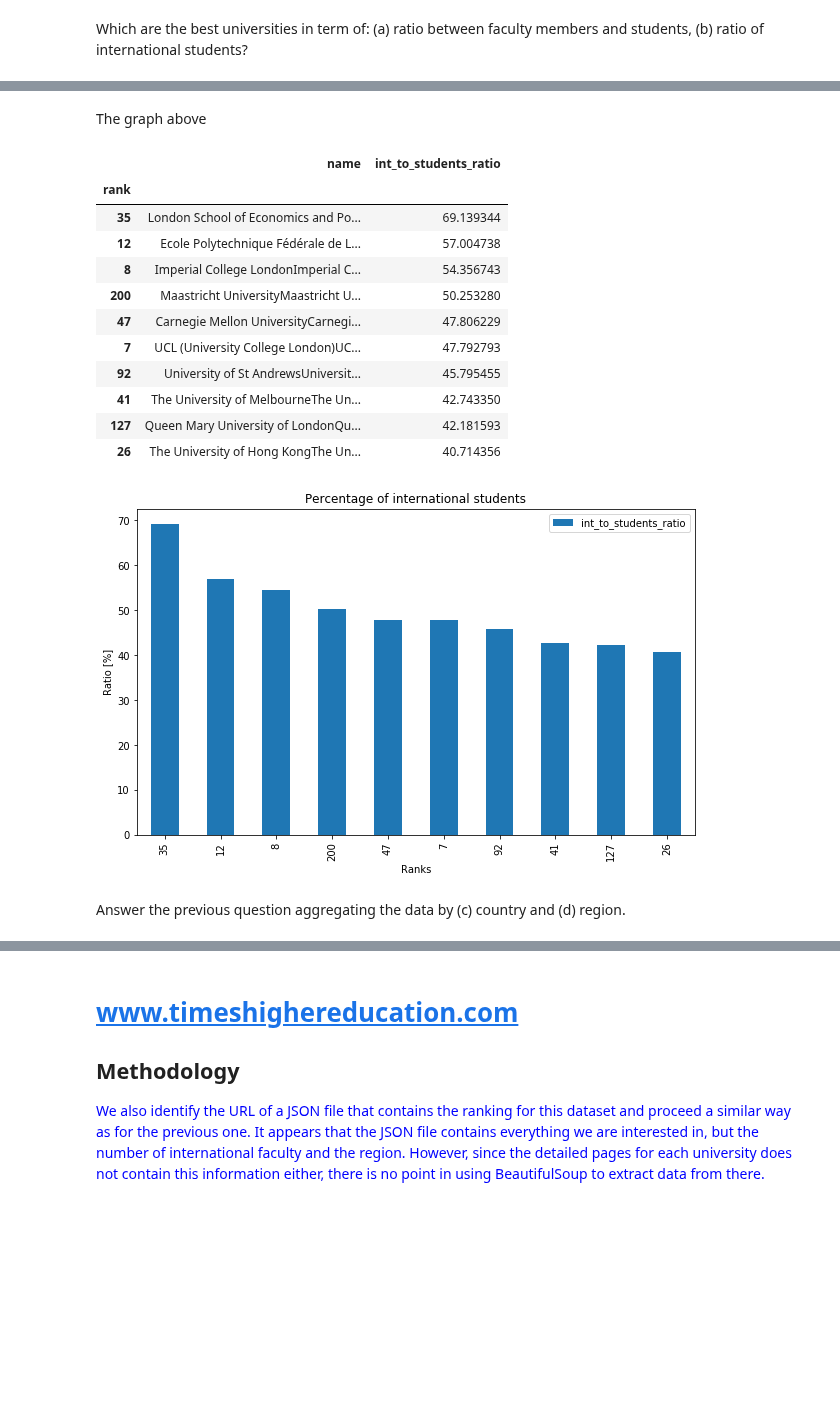
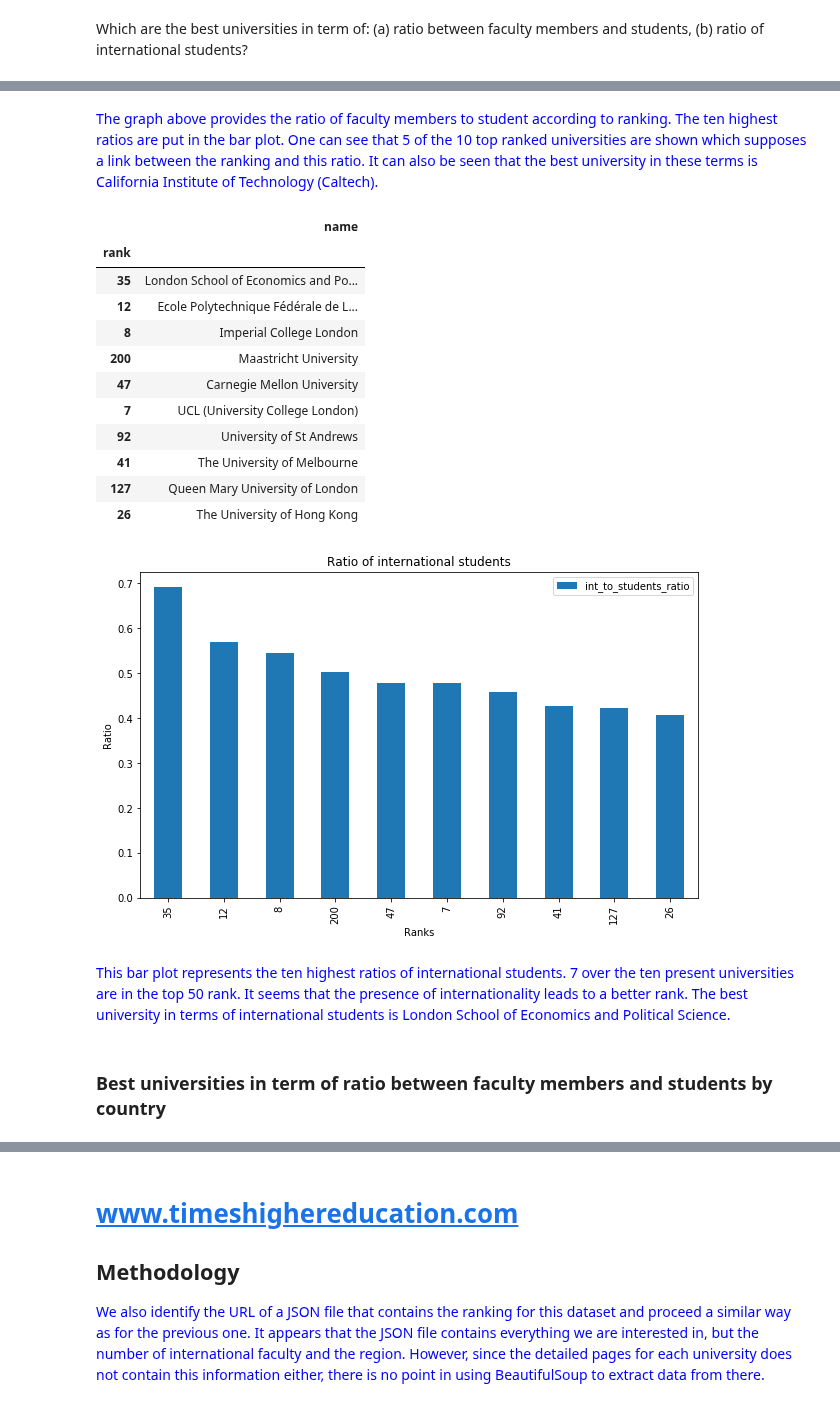
Before and after one commit to mosimann/ADA, a Jupyter notebook: Homework 2.ipynb, the cells around one changed output, grey strips where cells are left out. Cells and saved outputs as stored; diff of their text form; code cells hidden in the pictures; blank space fills up the shorter version.

```diff
--- a/Homework 2.ipynb
+++ b/Homework 2.ipynb
@@ -118,3 +119,3 @@ highest_faculty_to_student
 [figure]
-# %% [markdown]
-The graph above
+# %% [markdown]
+<span style="color:blue">The graph above provides the ratio of faculty members to student according to ranking. The ten highest ratios are put in the bar plot. One can see that 5 of the 10 top ranked universities are shown which supposes a link between the ranking and this ratio. It can also be seen that the best university in these terms is California Institute of Technology (Caltech). </span>
@@ -121,27 +124,29 @@ The graph above
 # %%
 df = top_df.copy()
 df['int_to_students_ratio'] = df['total_int_students'] / df['total_students']
-highest_int_students = 100*df.sort_values('int_to_students_ratio', ascending=False).head(10).loc[:, ['name', 'int_to_students_ratio']]
-p2 = highest_int_students.plot(kind='bar',title='Percentage of international students',figsize=(10,6))
-p2.set_ylabel("Ratio [%]")
+highest_int_students = df.sort_values('int_to_students_ratio', ascending=False).head(10).loc[:, ['name', 'int_to_students_ratio']]
+p2 = highest_int_students.plot(kind='bar',title='Ratio of international students',figsize=(10,6))
+p2.set_ylabel("Ratio")
 p2.set_xlabel("Ranks")
-highest_int_students
+highest_int_students[['name']]
 # %% [output]
-|  | name | int_to_students_ratio |
-| rank |  |  |
-| 35 | London School of Economics and Po... | 69.139344 |
-| 12 | Ecole Polytechnique Fédérale de L... | 57.004738 |
-| 8 | Imperial College LondonImperial C... | 54.356743 |
-| 200 | Maastricht UniversityMaastricht U... | 50.253280 |
-| 47 | Carnegie Mellon UniversityCarnegi... | 47.806229 |
-| 7 | UCL (University College London)UC... | 47.792793 |
-| 92 | University of St AndrewsUniversit... | 45.795455 |
-| 41 | The University of MelbourneThe Un... | 42.743350 |
-| 127 | Queen Mary University of LondonQu... | 42.181593 |
-| 26 | The University of Hong KongThe Un... | 40.714356 |
+|  | name |
+| rank |  |
+| 35 | London School of Economics and Po... |
+| 12 | Ecole Polytechnique Fédérale de L... |
+| 8 | Imperial College London |
+| 200 | Maastricht University |
+| 47 | Carnegie Mellon University |
+| 7 | UCL (University College London) |
+| 92 | University of St Andrews |
+| 41 | The University of Melbourne |
+| 127 | Queen Mary University of London |
+| 26 | The University of Hong Kong |
-[figure, old version]
+[figure, new version]
-# %% [markdown]
-Answer the previous question aggregating the data by (c) country and (d) region.
+# %% [markdown]
+<span style="color:blue">This bar plot represents the ten highest ratios of international students. 7 over the ten present universities are in the top 50 rank. It seems that the presence of internationality leads to a better rank. The best university in terms of international students is London School of Economics and Political Science. </span>
+# %% [markdown]
+### Best universities in term of ratio between faculty members and students by country
 # %%
 country_df = top_df.copy()
 country_df = country_df.groupby('country').agg({'total_students': 'sum', 'total_int_students': 'sum', 'total_faculty': 'sum', 'total_int_faculty': 'sum'})
```
Also changed, not shown: parts of 23 cells of this notebook.
